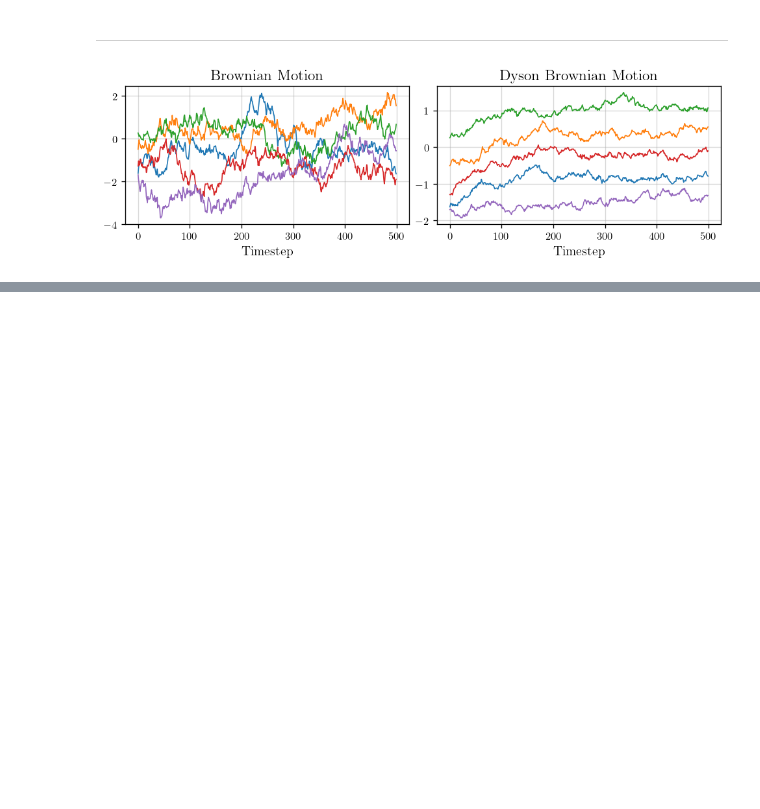
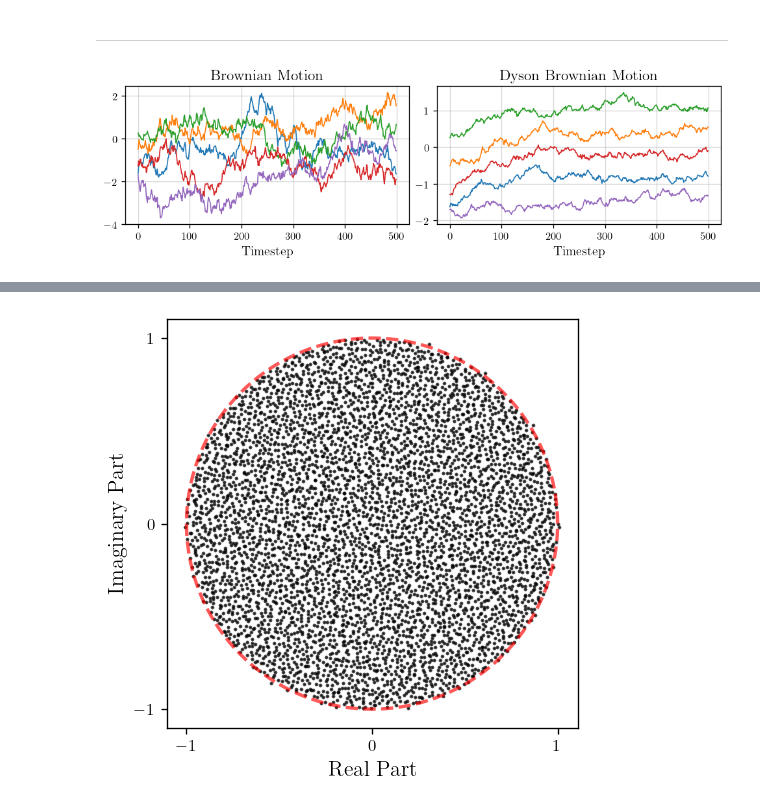
Before and after one commit to fredwdickinson/dissertation, a Jupyter notebook: code/notebooks/06_figures.ipynb, the cells around one changed output, grey strips where cells are left out. Cells and saved outputs as stored; diff of their text form; code cells hidden in the pictures; blank space fills up the shorter version.

```diff
--- a/code/notebooks/06_figures.ipynb
+++ b/code/notebooks/06_figures.ipynb
@@ -438,0 +450,21 @@ plt.show()
+# %%
+fig, ax = plt.subplots(figsize = (4, 4))
+theta = np.linspace(0, 2*np.pi, 1000)
+ax.plot(np.cos(theta), np.sin(theta), color="red", lw=2, ls = "--", alpha = 0.65)
+# ax.fill(np.cos(theta), np.sin(theta), color="red", alpha=0.08)
+
+ax.scatter(eigs.real, eigs.imag, s = 1.5, alpha = 0.65, color = "black", label = "Eigenvalues")
+
+ax.set_aspect("equal")
+# ax.set_title(f"The Circular Law", fontsize = 17, fontweight = "bold")
+ax.set_xlabel("Real Part", fontsize = 13)
+ax.set_ylabel("Imaginary Part", fontsize = 13)
+ax.grid(False)
+ax.set_xticks([-1, 0, 1])
+ax.set_yticks([-1, 0, 1])
+
+plt.savefig("circulaw-law.pdf", format = "pdf", dpi = 120)
+
+plt.show()
+# %% [output]
+[figure, added]
```
Also changed, not shown: parts of 3 cells of this notebook, 7 other files.
